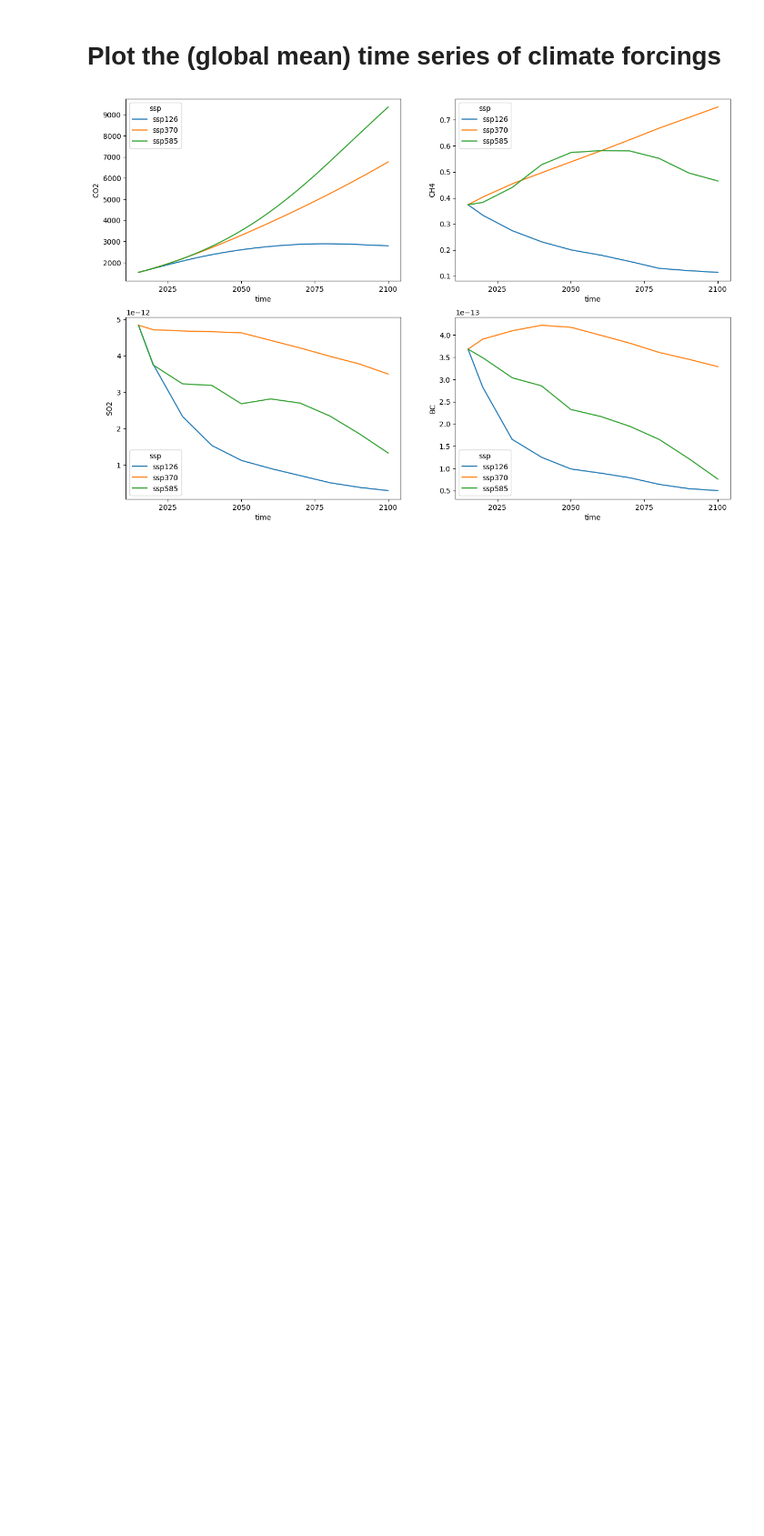
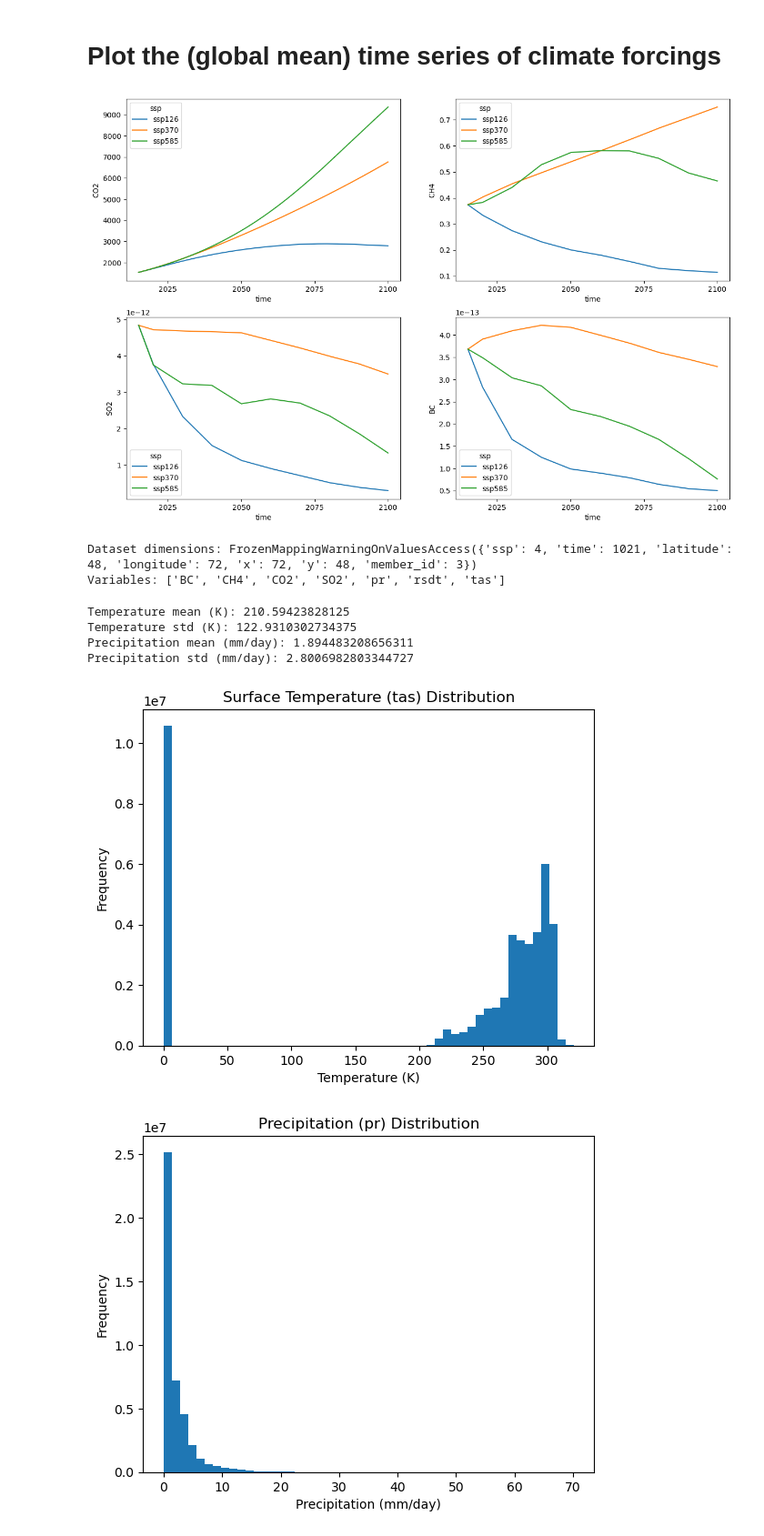
Before and after one commit to ZhenmanShen/Physics-Based-Climate-Model, a Jupyter notebook: notebooks/data-exploration-basic.ipynb, the cells around one changed output. Shown: that part at 91% size. Drawn from its saved outputs; the diff is of its cells as text; code cells hidden in the pictures; blank space fills up the shorter version.

```diff
--- a/notebooks/data-exploration-basic.ipynb
+++ b/notebooks/data-exploration-basic.ipynb
@@ -69,3 +63,45 @@ global_mean_data.SO2.plot(ax=axes[2], hue="ssp")
 _ = global_mean_data.BC.plot(ax=axes[3], hue="ssp")
 # %% [output]
 [figure]
+# %%
+print("Dataset dimensions:", data.dims)
+print("Variables:", list(data.data_vars))
+
+# 1021 months - 48x72 grid
+# %% [output]
+Dataset dimensions: FrozenMappingWarningOnValuesAccess({'ssp': 4, 'time': 1021, 'latitude': 48, 'longitude': 72, 'x': 72, 'y': 48, 'member_id': 3})
+Variables: ['BC', 'CH4', 'CO2', 'SO2', 'pr', 'rsdt', 'tas']
+# %%
+tas = data["tas"]
+pr = data["pr"]
+
+print("Temperature mean (K):", float(tas.mean().values))
+print("Temperature std (K):", float(tas.std().values))
+
+print("Precipitation mean (mm/day):", float(pr.mean().values))
+print("Precipitation std (mm/day):", float(pr.std().values))
+# %% [output]
+Temperature mean (K): 210.59423828125
+Temperature std (K): 122.9310302734375
+Precipitation mean (mm/day): 1.894483208656311
+Precipitation std (mm/day): 2.8006982803344727
+# %%
+import numpy as np
+
+tas_flat = tas.values.flatten()
+pr_flat = pr.values.flatten()
+
+plt.hist(tas_flat[~np.isnan(tas_flat)], bins=50)
+plt.title("Surface Temperature (tas) Distribution")
+plt.xlabel("Temperature (K)")
+plt.ylabel("Frequency")
+plt.show()
+
+plt.hist(pr_flat[~np.isnan(pr_flat)], bins=50)
+plt.title("Precipitation (pr) Distribution")
+plt.xlabel("Precipitation (mm/day)")
+plt.ylabel("Frequency")
+plt.show()
+# %% [output]
+[figure, added]
+[figure, added]
```
Also changed, not shown: parts of 5 cells of this notebook.
